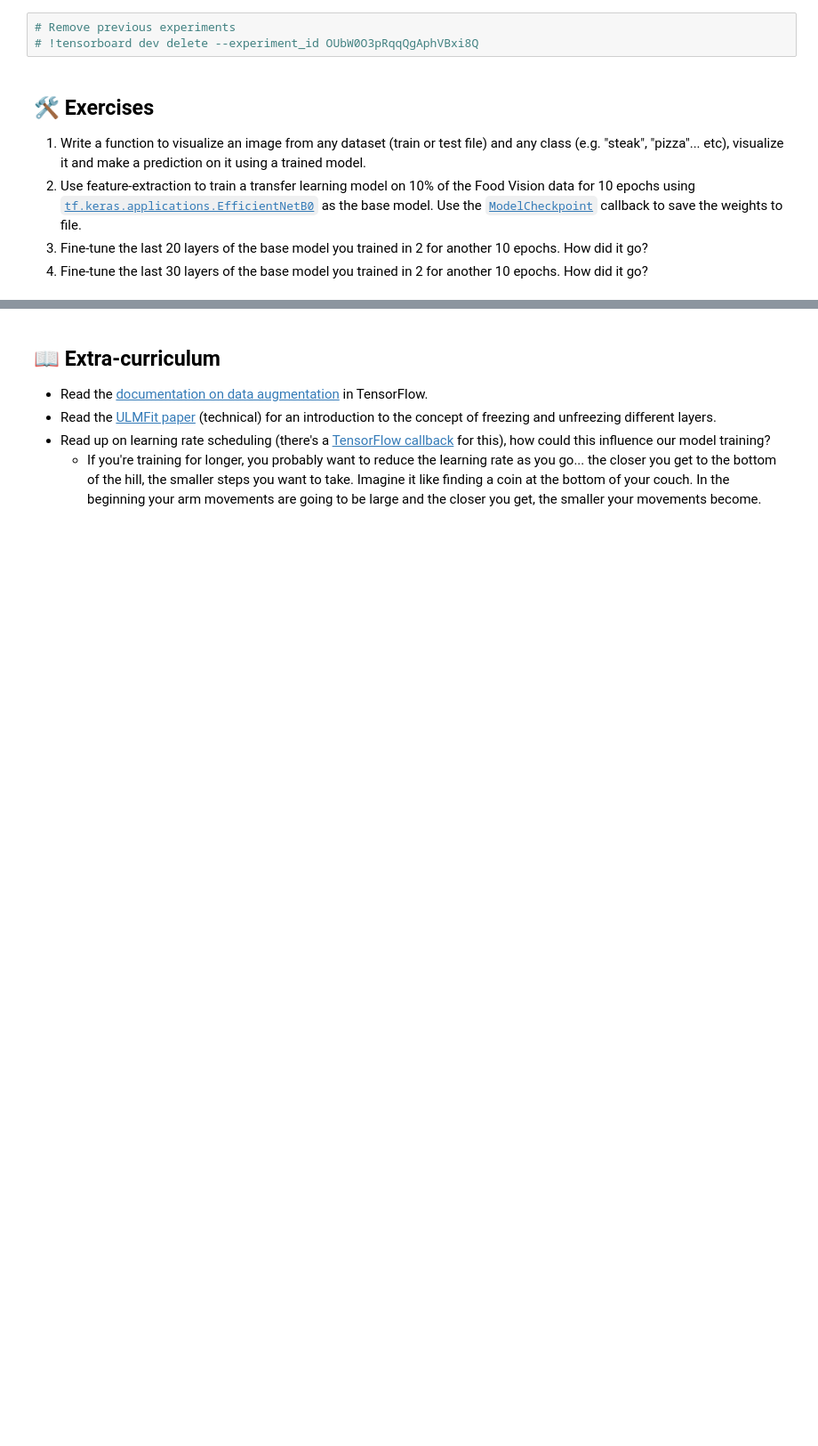
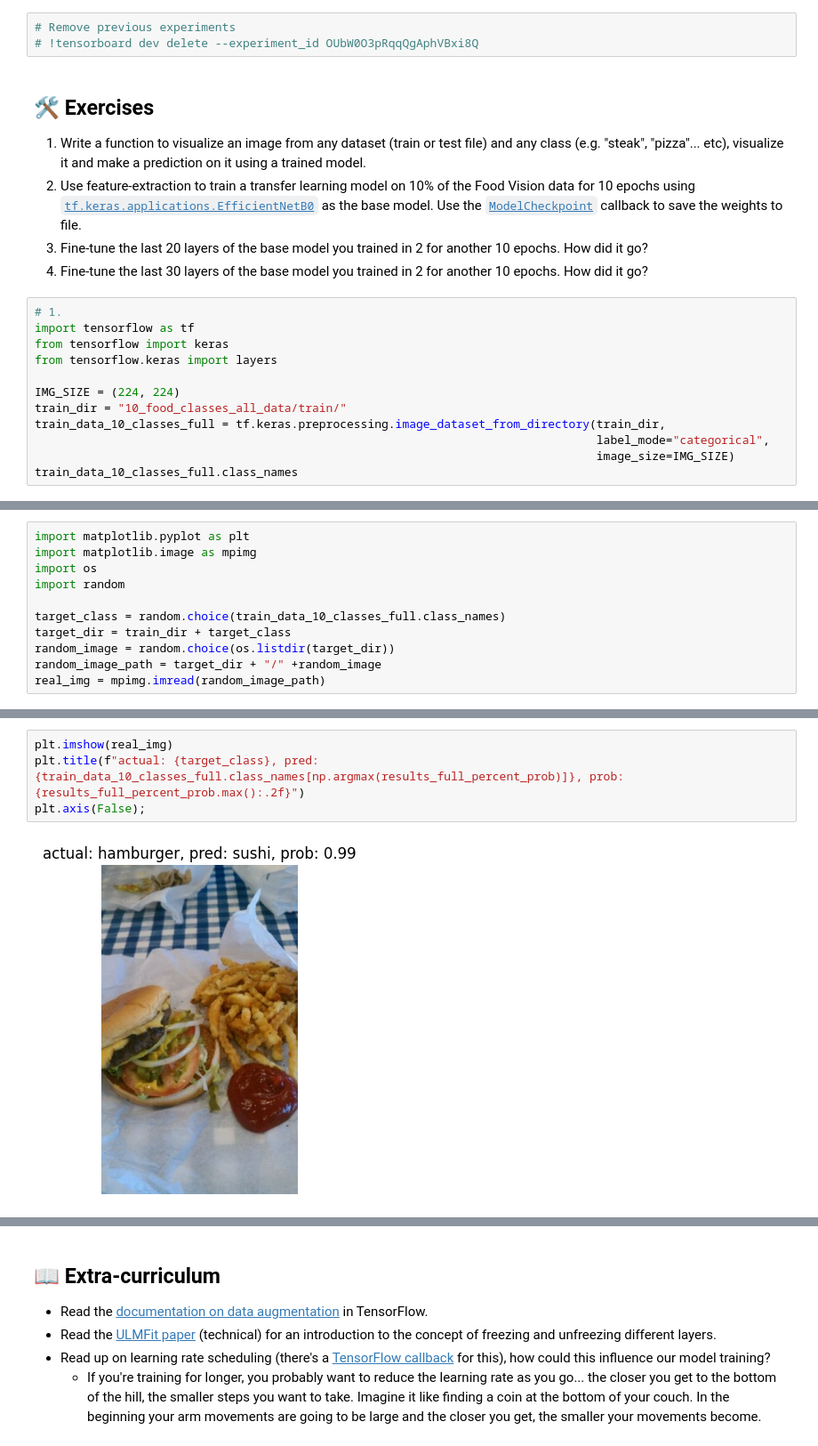
Before and after one commit to huijunam/udemy_tensorflow_lecture, a Jupyter notebook: chapter5/05_transfer_learning_in_tensorflow_part_2_fine_tuning_ipynb의_사본.ipynb, the cells around one changed output, grey strips where cells are left out. Shown at 89% size. Saved outputs shown, nothing was run; the diff lists cells and outputs as text; blank space fills up the shorter version.

```diff
--- a/chapter5/05_transfer_learning_in_tensorflow_part_2_fine_tuning_ipynb의_사본.ipynb
+++ b/chapter5/05_transfer_learning_in_tensorflow_part_2_fine_tuning_ipynb의_사본.ipynb
@@ -1641,3 +1641,15 @@
 2. Use feature-extraction to train a transfer learning model on 10% of the Food Vision data for 10 epochs using [`tf.keras.applications.EfficientNetB0`](https://www.tensorflow.org/api_docs/python/tf/keras/applications/EfficientNetB0) as the base model. Use the [`ModelCheckpoint`](https://www.tensorflow.org/api_docs/python/tf/keras/callbacks/ModelCheckpoint) callback to save the weights to file.
 3. Fine-tune the last 20 layers of the base model you trained in 2 for another 10 epochs. How did it go?
 4. Fine-tune the last 30 layers of the base model you trained in 2 for another 10 epochs. How did it go?
+# %%
+# 1.
+import tensorflow as tf
+from tensorflow import keras
+from tensorflow.keras import layers
+
+IMG_SIZE = (224, 224)
+train_dir = "10_food_classes_all_data/train/"
+train_data_10_classes_full = tf.keras.preprocessing.image_dataset_from_directory(train_dir,
+                                                                                 label_mode="categorical",
+                                                                                 image_size=IMG_SIZE)
+train_data_10_classes_full.class_names
@@ -1643,0 +1668,11 @@
+# %%
+import matplotlib.pyplot as plt
+import matplotlib.image as mpimg
+import os
+import random
+
+target_class = random.choice(train_data_10_classes_full.class_names)
+target_dir = train_dir + target_class
+random_image = random.choice(os.listdir(target_dir))
+random_image_path = target_dir + "/" +random_image
+real_img = mpimg.imread(random_image_path)
@@ -1643,0 +1723,6 @@
+# %%
+plt.imshow(real_img)
+plt.title(f"actual: {target_class}, pred: {train_data_10_classes_full.class_names[np.argmax(results_full_percent_prob)]}, prob: {results_full_percent_prob.max():.2f}")
+plt.axis(False);
+# %% [output]
+[figure, added]
```
Also changed, not shown: parts of 24 cells of this notebook, 2 other files.
